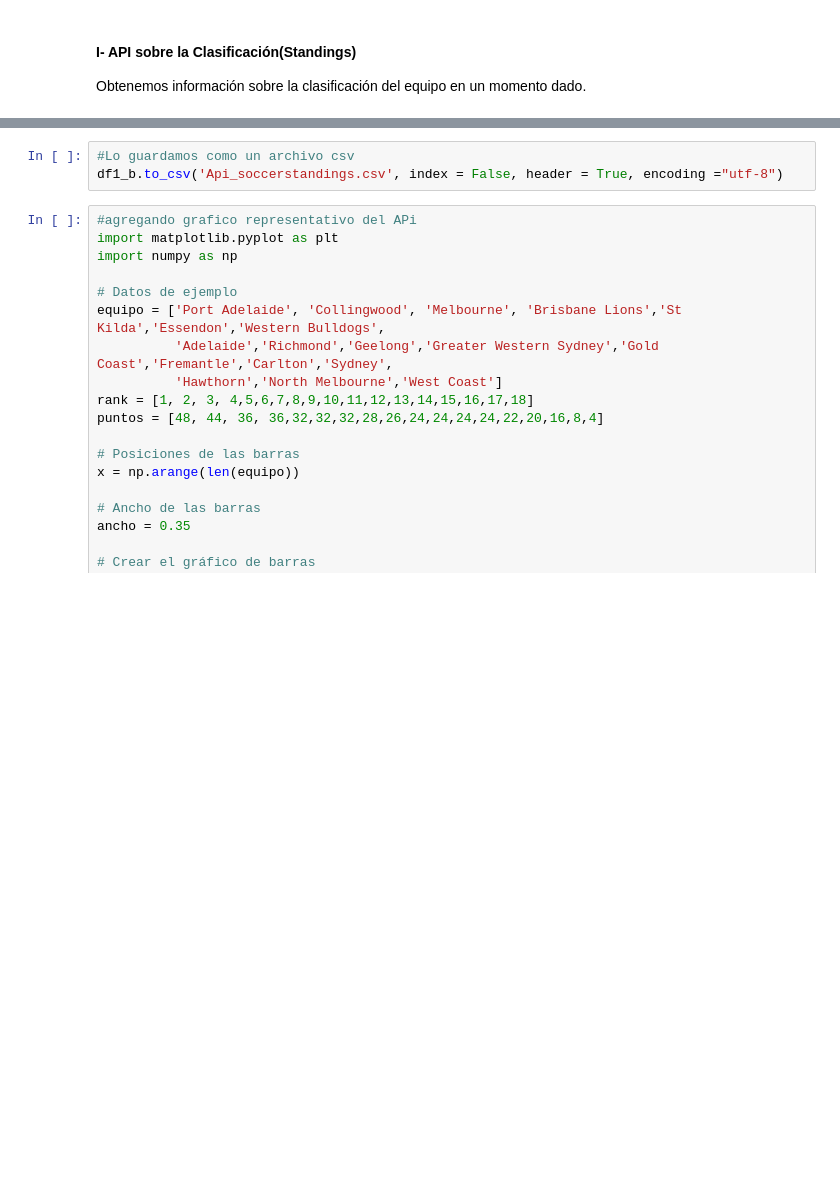
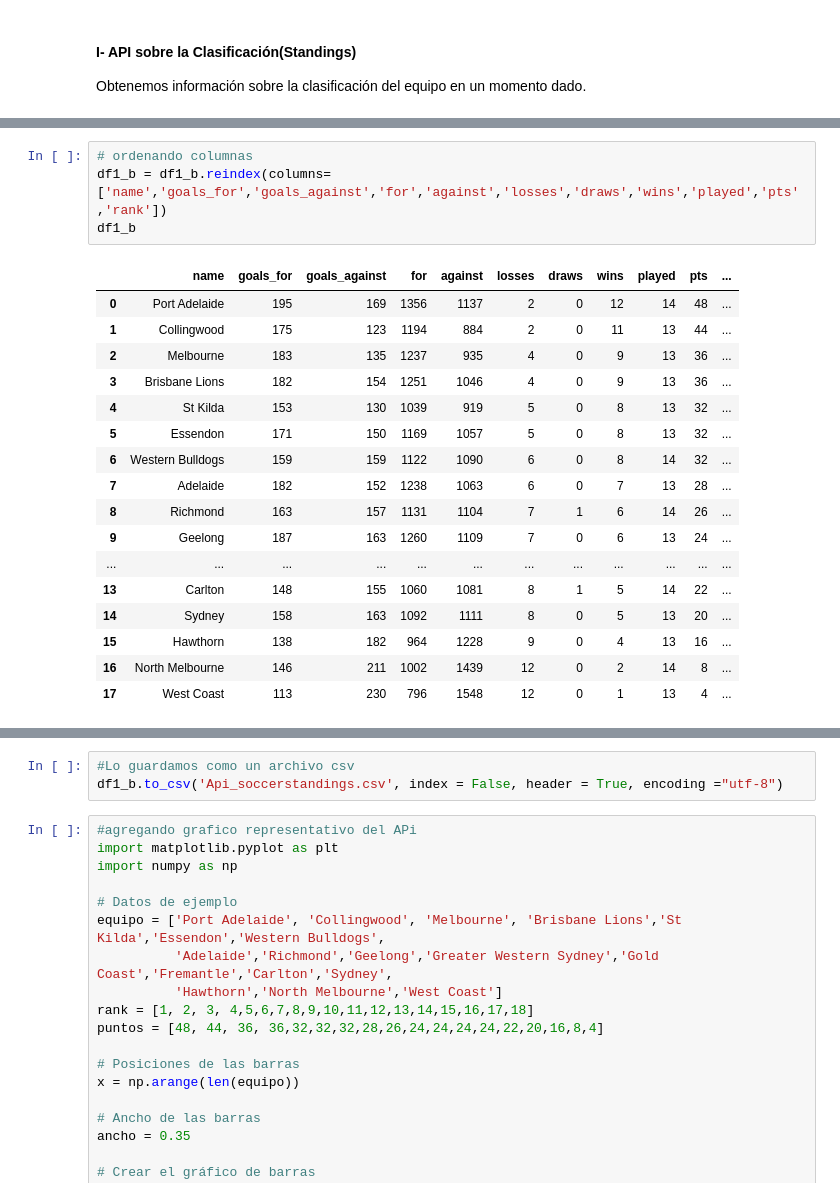
Before and after one commit to alexferjr/API, a Jupyter notebook: api.ipynb, the cells around one changed output, grey strips where cells are left out. Saved outputs shown, nothing was run; the diff lists cells and outputs as text; blank space fills up the shorter version.

```diff
--- a/api.ipynb
+++ b/api.ipynb
@@ -141,2 +141,24 @@ df1_b
+# %%
+# ordenando columnas
+df1_b = df1_b.reindex(columns=['name','goals_for','goals_against','for','against','losses','draws','wins','played','pts','rank'])
+df1_b
+# %% [output]
+|  | name | goals_for | goals_against | for | against | losses | draws | wins | played | pts | ... |
+| 0 | Port Adelaide | 195 | 169 | 1356 | 1137 | 2 | 0 | 12 | 14 | 48 | ... |
+| 1 | Collingwood | 175 | 123 | 1194 | 884 | 2 | 0 | 11 | 13 | 44 | ... |
+| 2 | Melbourne | 183 | 135 | 1237 | 935 | 4 | 0 | 9 | 13 | 36 | ... |
+| 3 | Brisbane Lions | 182 | 154 | 1251 | 1046 | 4 | 0 | 9 | 13 | 36 | ... |
+| 4 | St Kilda | 153 | 130 | 1039 | 919 | 5 | 0 | 8 | 13 | 32 | ... |
+| 5 | Essendon | 171 | 150 | 1169 | 1057 | 5 | 0 | 8 | 13 | 32 | ... |
+| 6 | Western Bulldogs | 159 | 159 | 1122 | 1090 | 6 | 0 | 8 | 14 | 32 | ... |
+| 7 | Adelaide | 182 | 152 | 1238 | 1063 | 6 | 0 | 7 | 13 | 28 | ... |
+| 8 | Richmond | 163 | 157 | 1131 | 1104 | 7 | 1 | 6 | 14 | 26 | ... |
+| 9 | Geelong | 187 | 163 | 1260 | 1109 | 7 | 0 | 6 | 13 | 24 | ... |
+| ... | ... | ... | ... | ... | ... | ... | ... | ... | ... | ... | ... |
+| 13 | Carlton | 148 | 155 | 1060 | 1081 | 8 | 1 | 5 | 14 | 22 | ... |
+| 14 | Sydney | 158 | 163 | 1092 | 1111 | 8 | 0 | 5 | 13 | 20 | ... |
+| 15 | Hawthorn | 138 | 182 | 964 | 1228 | 9 | 0 | 4 | 13 | 16 | ... |
+| 16 | North Melbourne | 146 | 211 | 1002 | 1439 | 12 | 0 | 2 | 14 | 8 | ... |
+| 17 | West Coast | 113 | 230 | 796 | 1548 | 12 | 0 | 1 | 13 | 4 | ... |
 # %%
 # renombramos las columnas
```
Also changed, not shown: parts of 13 cells of this notebook.
